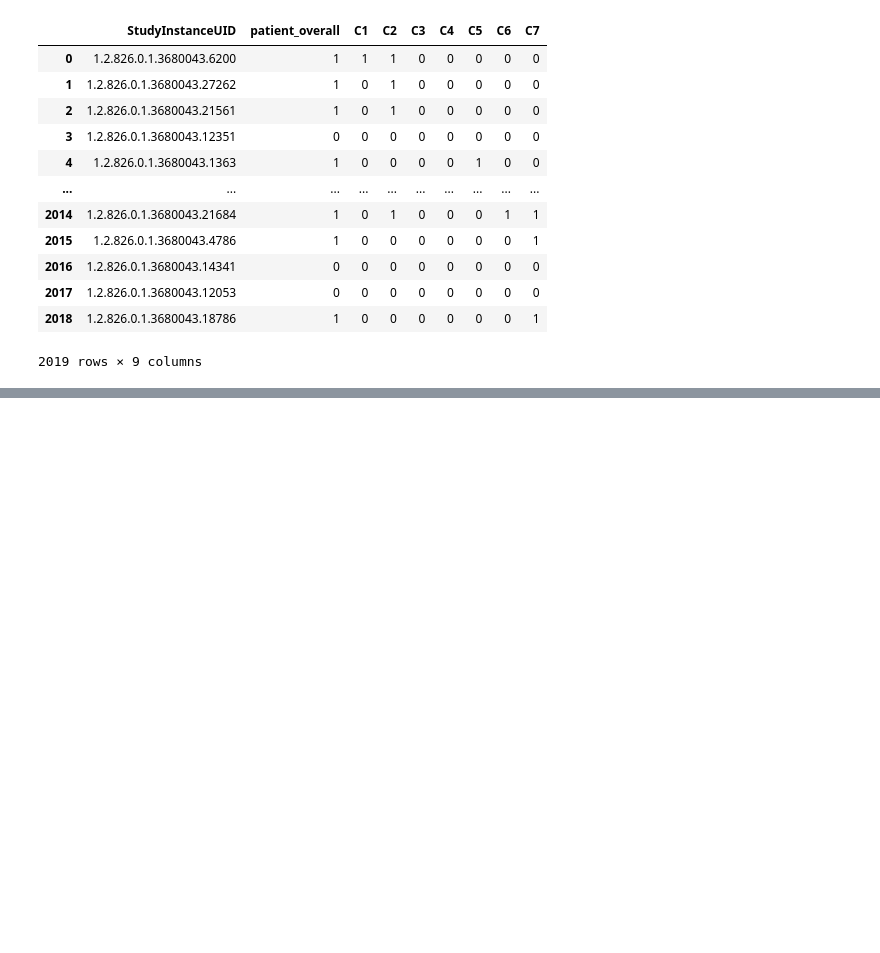
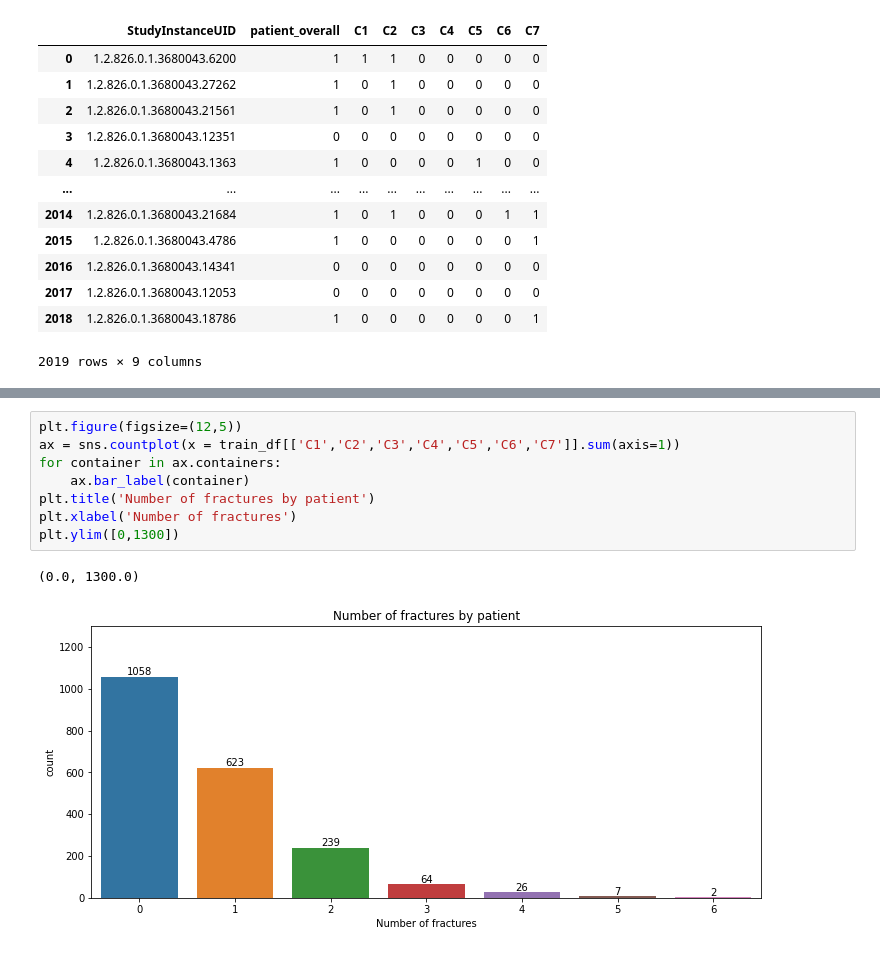
Before and after one commit to Donghee4/kaggle_ml, a Jupyter notebook: RSNA 2022 CSF detection/Untitled.ipynb, the cells around one changed output, grey strips where cells are left out. Saved outputs shown, nothing was run; the diff lists cells and outputs as text; blank space fills up the shorter version.

```diff
--- a/RSNA 2022 CSF detection/Untitled.ipynb
+++ b/RSNA 2022 CSF detection/Untitled.ipynb
@@ -98,0 +124,11 @@ sns.countplot(data=train_df, x="patient_overall")
+# %%
+plt.figure(figsize=(12,5))
+ax = sns.countplot(x = train_df[['C1','C2','C3','C4','C5','C6','C7']].sum(axis=1))
+for container in ax.containers:
+    ax.bar_label(container)
+plt.title('Number of fractures by patient')
+plt.xlabel('Number of fractures')
+plt.ylim([0,1300])
+# %% [output]
+(0.0, 1300.0)
+[figure, added]
```
Also changed, not shown: parts of 13 cells of this notebook.
